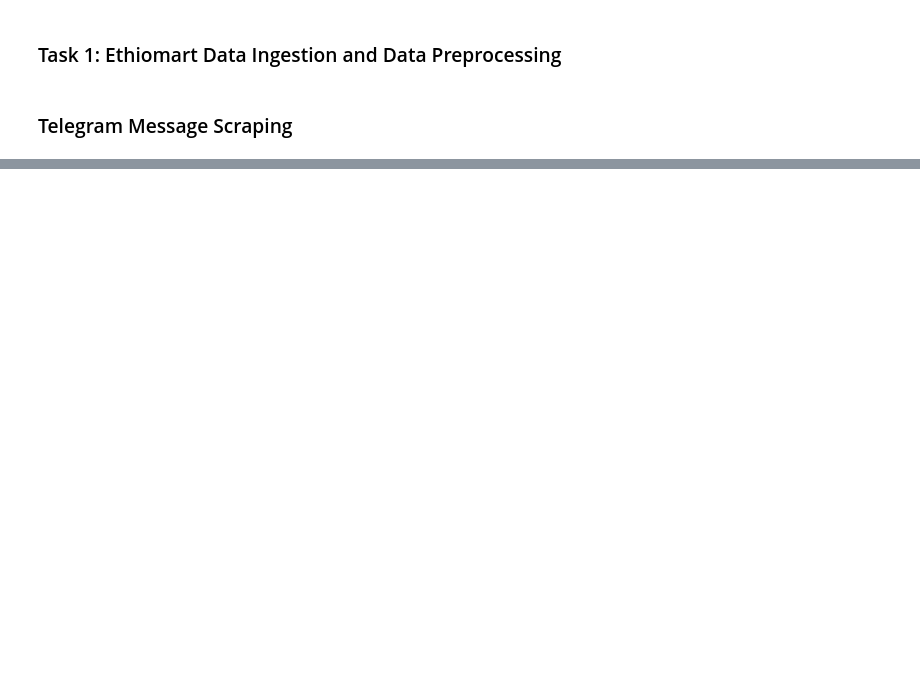
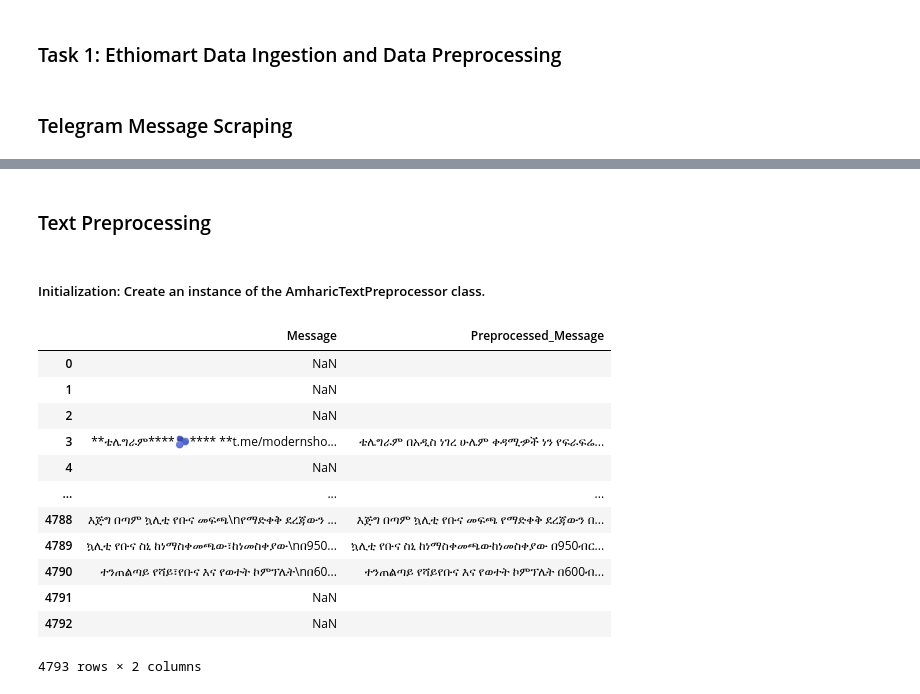
Before and after one commit to GetieBalew24/EthioMart_E-commerce, a Jupyter notebook: notebook/Telegram_data_scrap.ipynb, the cells around one changed output, grey strips where cells are left out. Drawn from its saved outputs; the diff is of its cells as text; code cells hidden in the pictures; blank space fills up the shorter version.

```diff
--- a/notebook/Telegram_data_scrap.ipynb
+++ b/notebook/Telegram_data_scrap.ipynb
@@ -55,0 +60,4 @@ Disconnected from Telegram
+# %% [markdown]
+### Text Preprocessing
+# %% [markdown]
+##### Initialization: Create an instance of the AmharicTextPreprocessor class.
@@ -55,0 +66,20 @@ Disconnected from Telegram
+# %%
+# Apply preprocessing to 'Message' column
+telegram_data['Preprocessed_Message'] = telegram_data['Message'].apply(text_processor.preprocess_text)
+
+# Display the preprocessed data
+telegram_data[['Message', 'Preprocessed_Message']]
+# %% [output]
+|  | Message | Preprocessed_Message |
+| 0 | NaN |  |
+| 1 | NaN |  |
+| 2 | NaN |  |
+| 3 | **ቴሌግራም****🫐**** **t.me/modernsho... | ቴሌግራም በአዲስ ነገረ ሁሌም ቀዳሚዏች ነን የፍራፍሬ... |
+| 4 | NaN |  |
+| ... | ... | ... |
+| 4788 | እጅግ በጣም ኳሊቲ የቡና መፍጫ\nየማድቀቅ ደረጃውን ... | እጅግ በጣም ኳሊቲ የቡና መፍጫ የማድቀቅ ደረጃውን በ... |
+| 4789 | ኳሊቲ የቡና ስኒ ከነማስቀመጫው፣ከነመስቀያው\nበ950... | ኳሊቲ የቡና ስኒ ከነማስቀመጫውከነመስቀያው በ950ብር... |
+| 4790 | ተንጠልጣይ የሻይ፣የቡና እና የወተት ኮምፕሌት\nበ60... | ተንጠልጣይ የሻይየቡና እና የወተት ኮምፕሌት በ600ብ... |
+| 4791 | NaN |  |
+| 4792 | NaN |  |
+4793 rows × 2 columns
```
Also changed, not shown: parts of 5 cells of this notebook, 2 other files.
